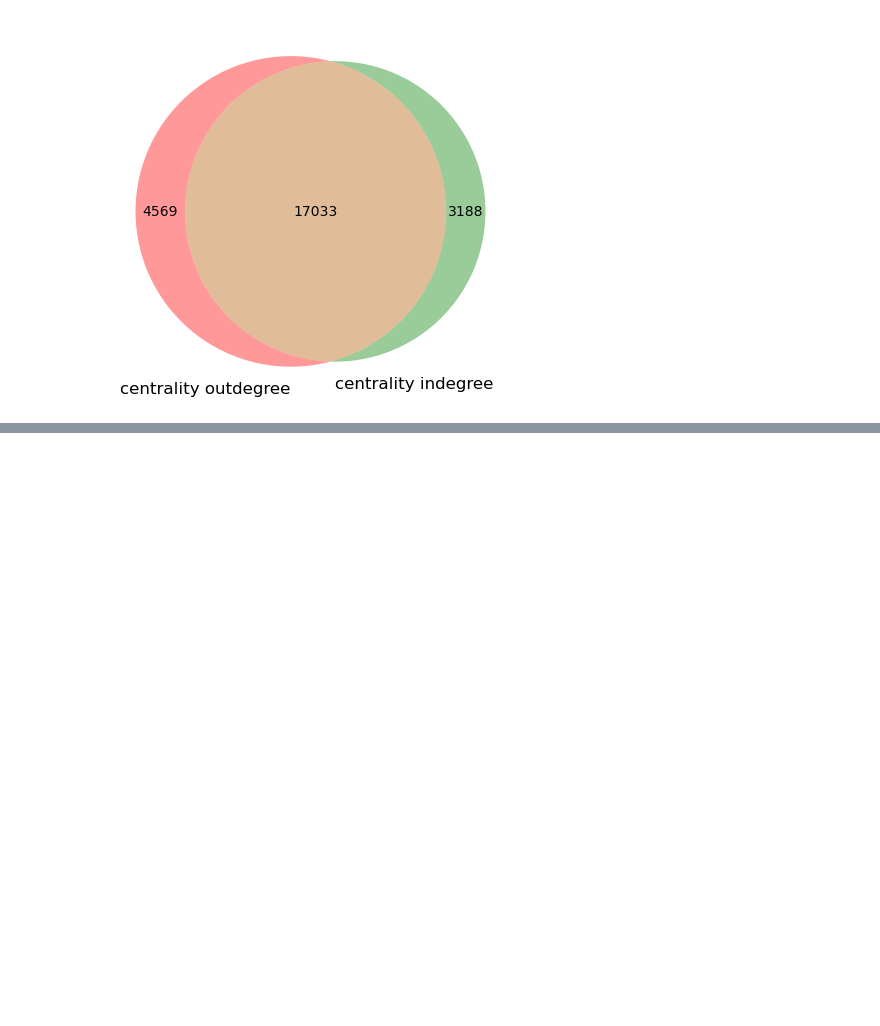
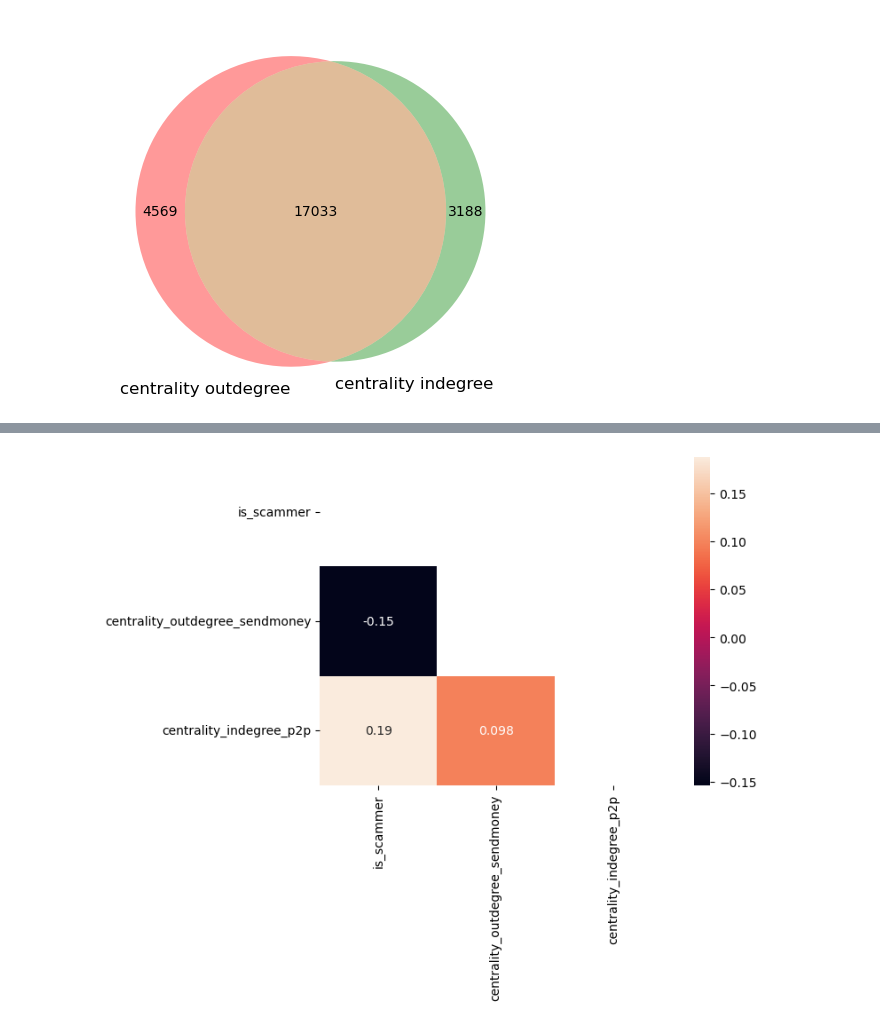
Before and after one commit to C23-FD-1/ml, a Jupyter notebook: EDA.ipynb, the cells around one changed output, grey strips where cells are left out. Cells and saved outputs as stored; diff of their text form; code cells hidden in the pictures; blank space fills up the shorter version.

```diff
--- a/EDA.ipynb
+++ b/EDA.ipynb
@@ -1138,0 +1165,13 @@ plt.show()
+# %%
+corr = df[['is_scammer', 'centrality_outdegree_sendmoney', 'centrality_indegree_p2p']].corr(method='pearson')
+
+# membuat mask untuk heatmap segitiga
+mask = np.triu(np.ones_like(corr, dtype=bool))
+
+# membuat heatmap
+sns.heatmap(corr, annot=True, mask=mask)
+
+# menampilkan plot
+plt.show()
+# %% [output]
+[figure, added]
```
Also changed, not shown: parts of 23 cells of this notebook.
